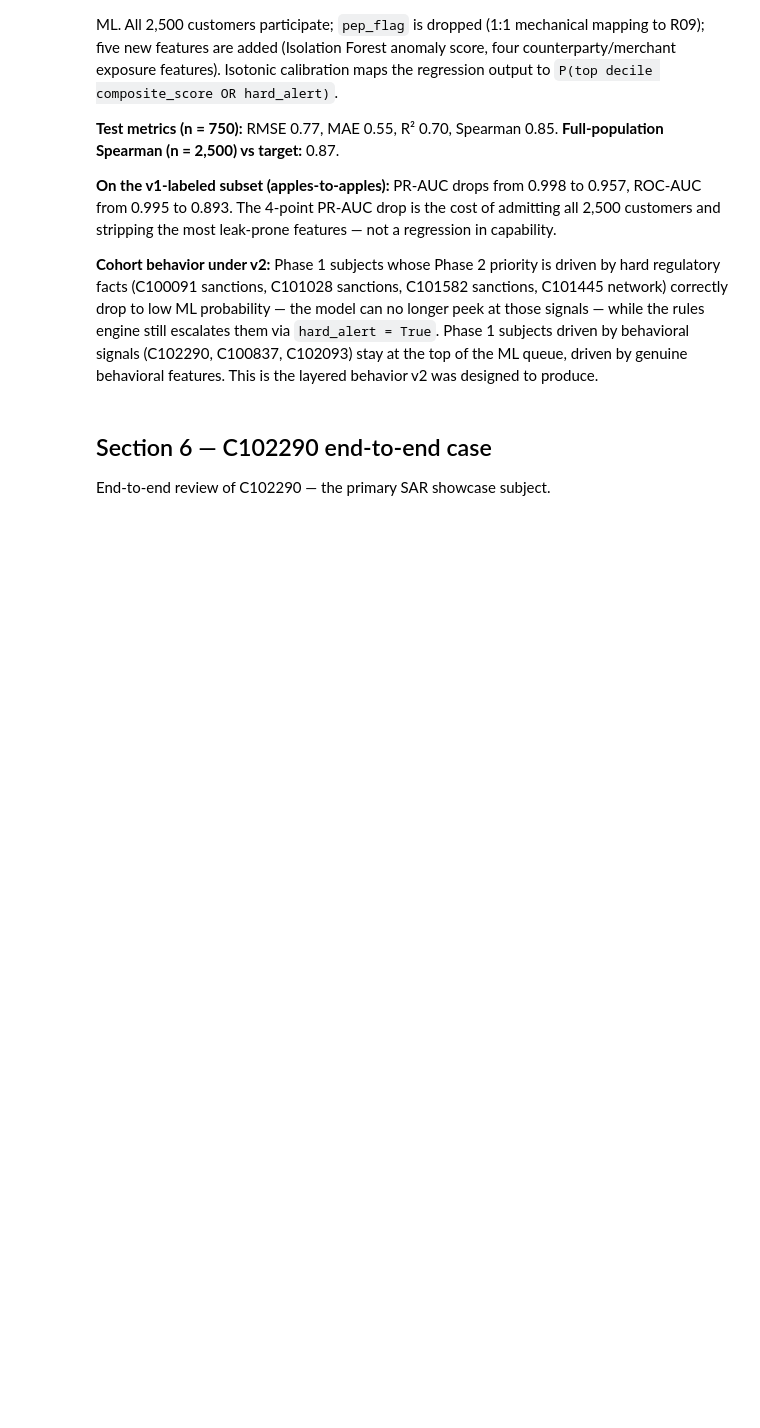
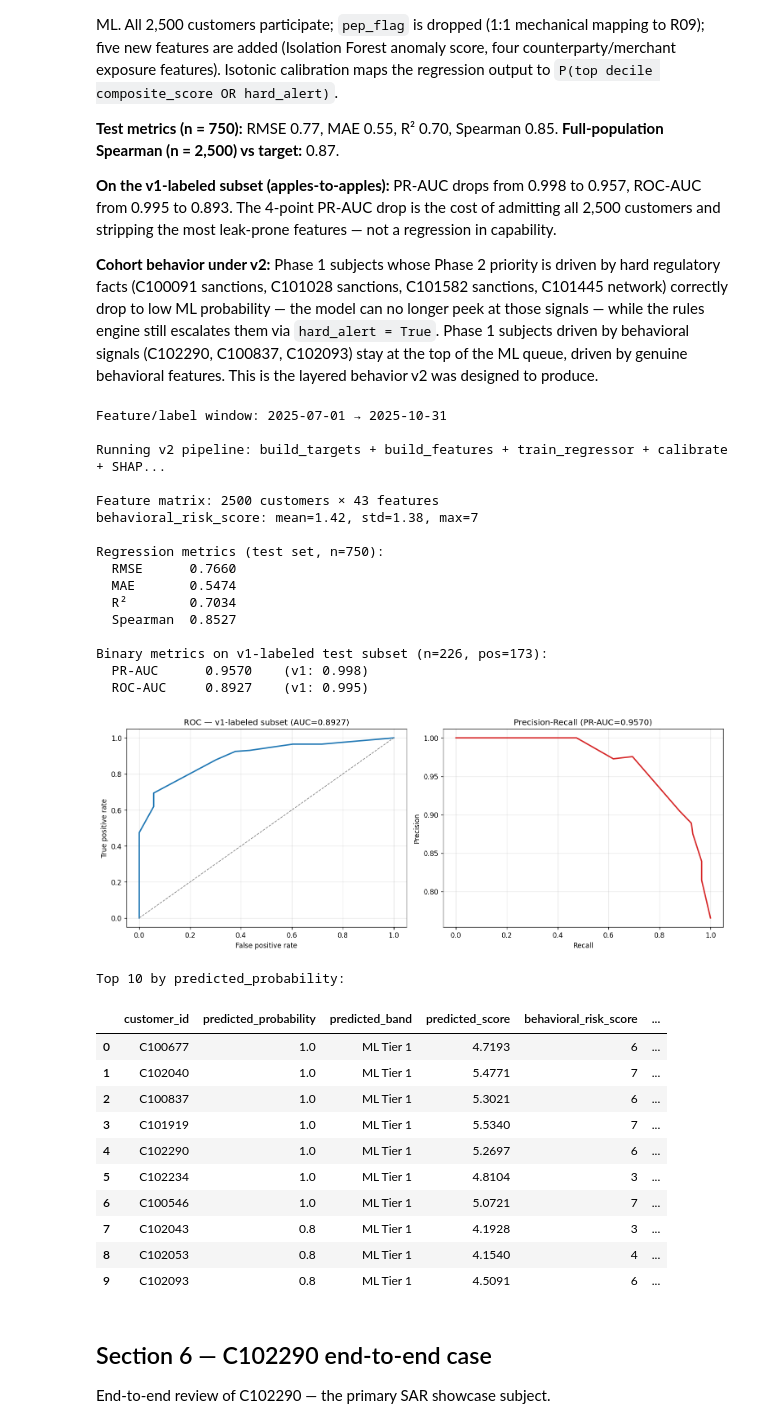
Before and after one commit to ighorj/cw-challenge-private, a Jupyter notebook: notebooks/aml_investigation.ipynb, the cells around one changed output. Drawn from its saved outputs; the diff is of its cells as text; code cells hidden in the pictures; blank space fills up the shorter version.

```diff
--- a/notebooks/aml_investigation.ipynb
+++ b/notebooks/aml_investigation.ipynb
@@ -329,34 +452,74 @@ test_v1 = y_v1.reindex(X_test.index).dropna()
 prob_test = prob_full.reindex(test_v1.index)
 pr_auc = average_precision_score(test_v1, prob_test)
 roc    = roc_auc_score(test_v1, prob_test)
 print(f"\nBinary metrics on v1-labeled test subset (n={len(test_v1)}, pos={int(test_v1.sum())}):")
 print(f"  PR-AUC      {pr_auc:.4f}    (v1: 0.998)")
 print(f"  ROC-AUC     {roc:.4f}    (v1: 0.995)")
 
 # ── ROC and PR curves side-by-side (on v1-labeled subset for comparability) ──
 fpr, tpr, _  = roc_curve(test_v1, prob_test)
 prec, rec, _ = precision_recall_curve(test_v1, prob_test)
 
+# ml_pipeline import sets matplotlib backend to Agg at module-level, so we
+# render via savefig + IPython.Image to ensure inline display in the notebook.
 import matplotlib.pyplot as plt
+import io
+from IPython.display import display as ipy_display, Image as IpyImage
+
 fig, axes = plt.subplots(1, 2, figsize=(13, 5))
 axes[0].plot(fpr, tpr, color='#1f77b4', lw=2)
 axes[0].plot([0, 1], [0, 1], color='gray', linestyle='--', lw=1)
 axes[0].set_xlabel('False positive rate')
 axes[0].set_ylabel('True positive rate')
 axes[0].set_title(f'ROC — v1-labeled subset (AUC={roc:.4f})')
 axes[0].grid(True, alpha=0.3)
 
 axes[1].plot(rec, prec, color='#d62728', lw=2)
 axes[1].set_xlabel('Recall')
 axes[1].set_ylabel('Precision')
 axes[1].set_title(f'Precision-Recall (PR-AUC={pr_auc:.4f})')
 axes[1].grid(True, alpha=0.3)
 plt.tight_layout()
-plt.show()
+
+buf = io.BytesIO()
+fig.savefig(buf, format='png', dpi=120, bbox_inches='tight')
+buf.seek(0)
+ipy_display(IpyImage(data=buf.read(), format='png'))
+plt.close(fig)
 
 # Display the ranked output
 print(f"\nTop 10 by predicted_probability:")
 display(ranked.head(10))
+# %% [output]
+Feature/label window: 2025-07-01 → 2025-10-31
+
+Running v2 pipeline: build_targets + build_features + train_regressor + calibrate + SHAP...
+
+Feature matrix: 2500 customers × 43 features
+behavioral_risk_score: mean=1.42, std=1.38, max=7
+
+Regression metrics (test set, n=750):
+  RMSE      0.7660
+  MAE       0.5474
+  R²        0.7034
+  Spearman  0.8527
+
+Binary metrics on v1-labeled test subset (n=226, pos=173):
+  PR-AUC      0.9570    (v1: 0.998)
+  ROC-AUC     0.8927    (v1: 0.995)
+[figure, added]
+Top 10 by predicted_probability:
+|  | customer_id | predicted_probability | predicted_band | predicted_score | behavioral_risk_score | ... |
+| 0 | C100677 | 1.0 | ML Tier 1 | 4.7193 | 6 | ... |
+| 1 | C102040 | 1.0 | ML Tier 1 | 5.4771 | 7 | ... |
+| 2 | C100837 | 1.0 | ML Tier 1 | 5.3021 | 6 | ... |
+| 3 | C101919 | 1.0 | ML Tier 1 | 5.5340 | 7 | ... |
+| 4 | C102290 | 1.0 | ML Tier 1 | 5.2697 | 6 | ... |
+| 5 | C102234 | 1.0 | ML Tier 1 | 4.8104 | 3 | ... |
+| 6 | C100546 | 1.0 | ML Tier 1 | 5.0721 | 7 | ... |
+| 7 | C102043 | 0.8 | ML Tier 1 | 4.1928 | 3 | ... |
+| 8 | C102053 | 0.8 | ML Tier 1 | 4.1540 | 4 | ... |
+| 9 | C102093 | 0.8 | ML Tier 1 | 4.5091 | 6 | ... |
 # %% [markdown]
 ## Section 6 — C102290 end-to-end case
 
```
Also changed, not shown: parts of 8 cells of this notebook, 2 other files.
